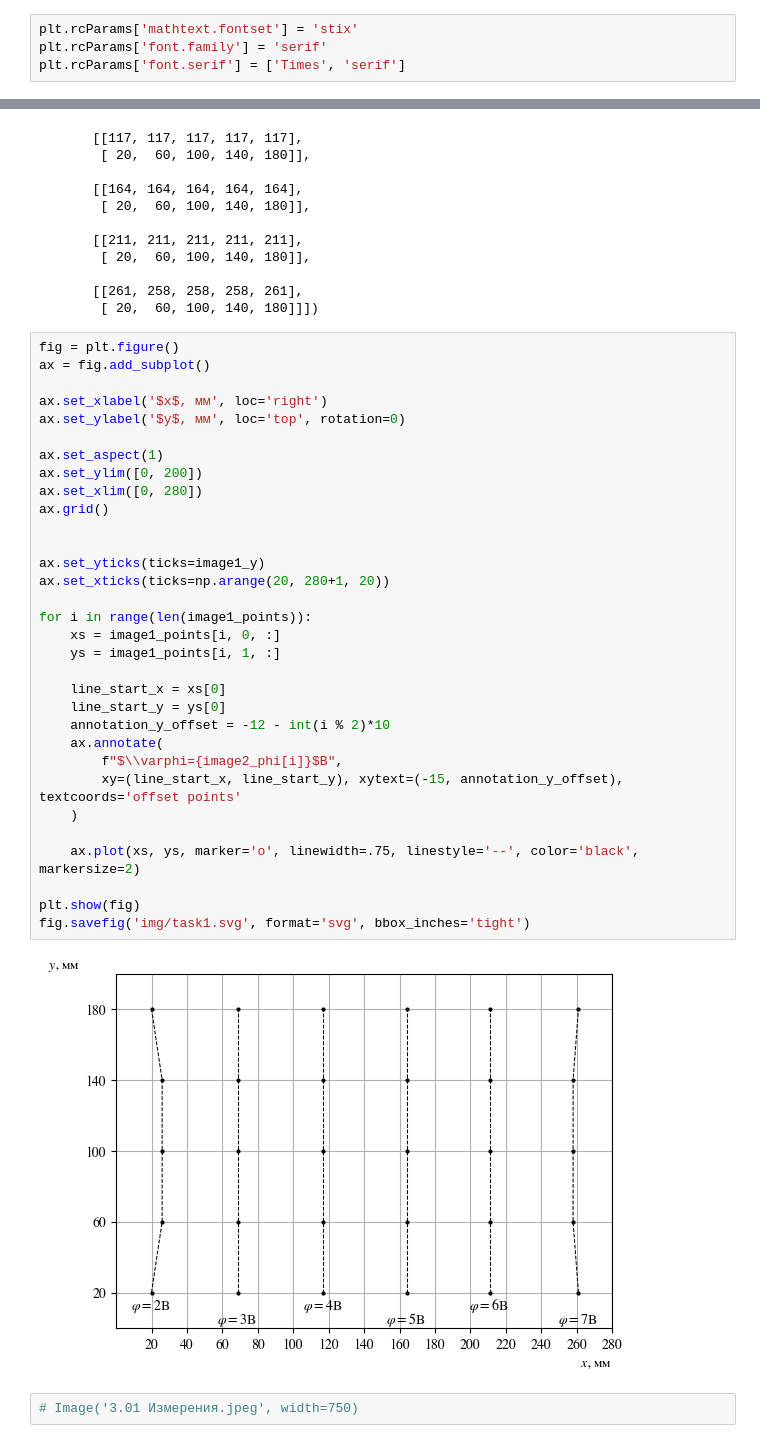
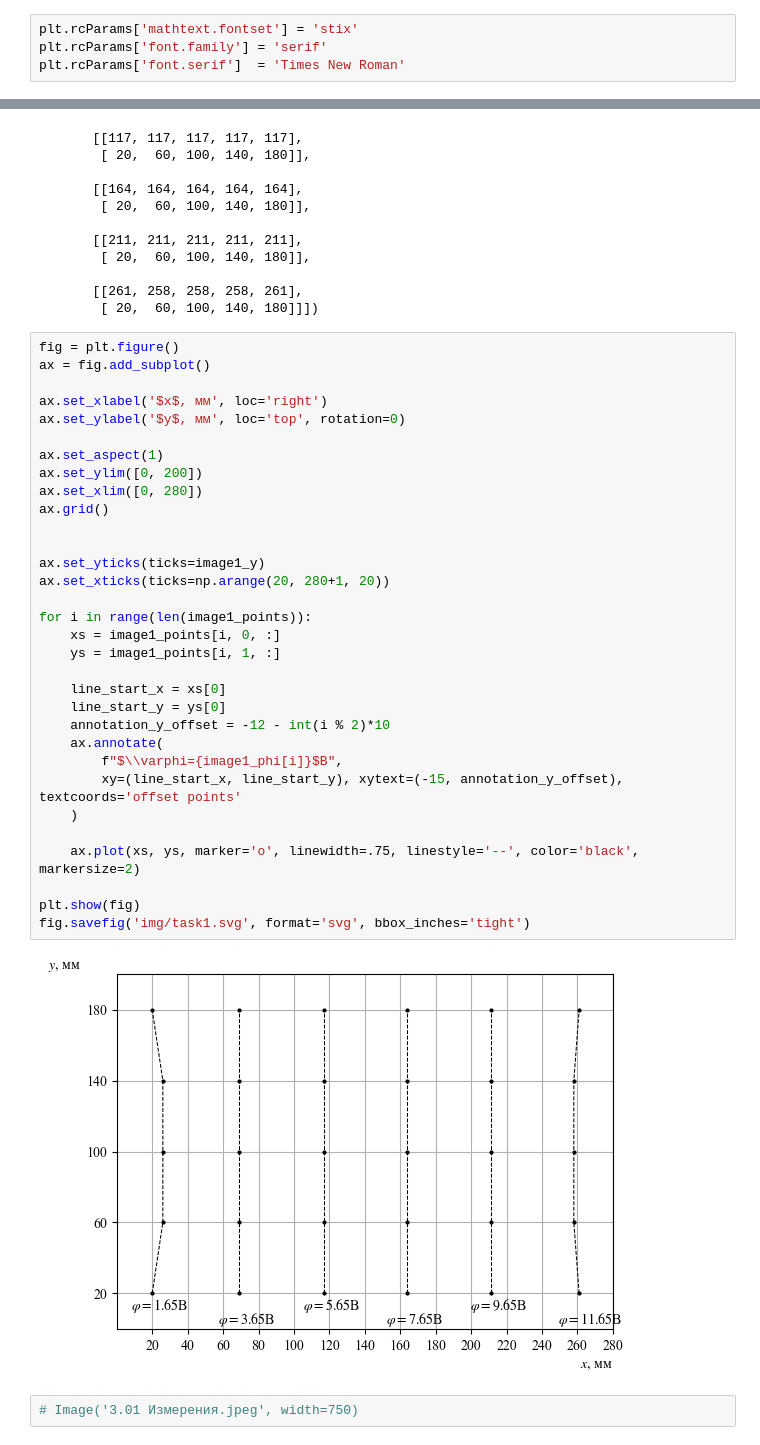
Before and after one commit to Hanqnero/ITMO_Physics2_Labs, a Jupyter notebook: reports/3.01/solution.ipynb, the cells around one changed output, grey strips where cells are left out. Cells and saved outputs as stored; diff of their text form.

Commit message:
Fix variable name bug in fig1 creation and fonts on Windows

```diff
--- a/reports/3.01/solution.ipynb
+++ b/reports/3.01/solution.ipynb
@@ -6,7 +7,7 @@ from scipy.constants import epsilon_0
 # %%
 plt.rcParams['mathtext.fontset'] = 'stix'
 plt.rcParams['font.family'] = 'serif'
-plt.rcParams['font.serif'] = ['Times', 'serif']
+plt.rcParams['font.serif']  = 'Times New Roman'
 # %%
 %mkdir img
 # %% [output]
@@ -86,35 +87,35 @@ fig = plt.figure()
 ax = fig.add_subplot()
 
 ax.set_xlabel('$x$, мм', loc='right')
 ax.set_ylabel('$y$, мм', loc='top', rotation=0)
 
 ax.set_aspect(1)
 ax.set_ylim([0, 200])
 ax.set_xlim([0, 280])
 ax.grid()
 
 
 ax.set_yticks(ticks=image1_y)
 ax.set_xticks(ticks=np.arange(20, 280+1, 20))
 
 for i in range(len(image1_points)):
     xs = image1_points[i, 0, :]
     ys = image1_points[i, 1, :]
 
     line_start_x = xs[0]
     line_start_y = ys[0]
     annotation_y_offset = -12 - int(i % 2)*10
     ax.annotate(
-        f"$\\varphi={image2_phi[i]}$В",
+        f"$\\varphi={image1_phi[i]}$В",
         xy=(line_start_x, line_start_y), xytext=(-15, annotation_y_offset), textcoords='offset points'
     )
 
     ax.plot(xs, ys, marker='o', linewidth=.75, linestyle='--', color='black', markersize=2)
 
 plt.show(fig)
 fig.savefig('img/task1.svg', format='svg', bbox_inches='tight')
 # %% [output]
-[figure, old version]
+[figure, new version]
 # %%
 # Image('3.01 Измерения.jpeg', width=750)
 # %%
```
Also changed, not shown: parts of 10 cells of this notebook.
